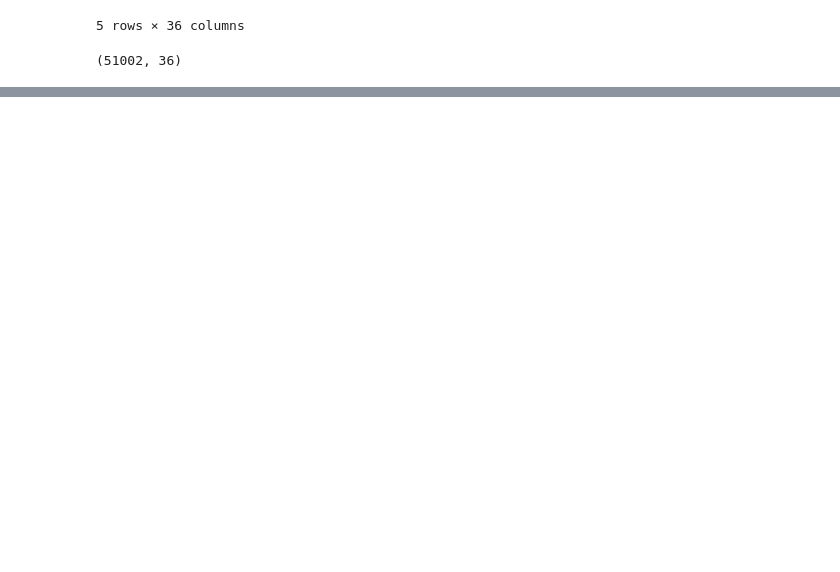
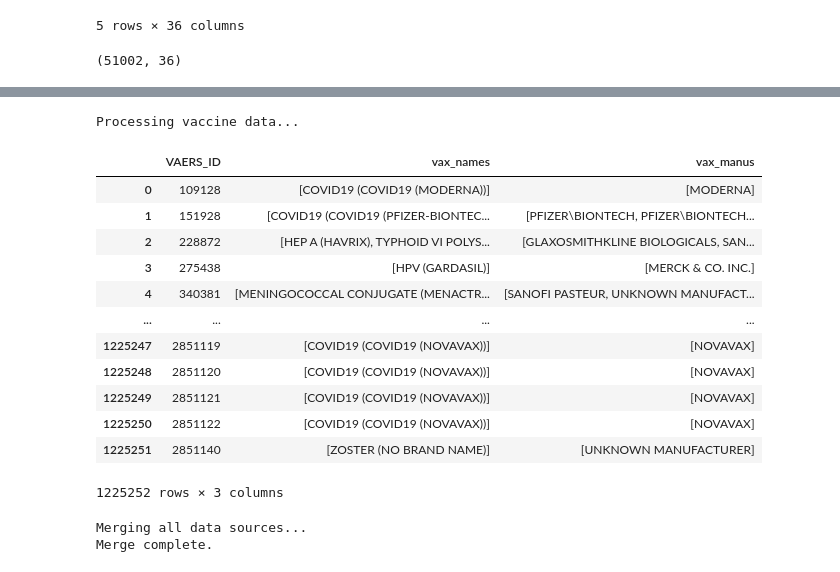
Before and after one commit to siddu28/ds-rpc-02, a Jupyter notebook: src/preprocessing/data_cleaning.ipynb, the cells around one changed output, grey strips where cells are left out. Cells and saved outputs as stored; diff of their text form; code cells hidden in the pictures; blank space fills up the shorter version.

```diff
--- a/src/preprocessing/data_cleaning.ipynb
+++ b/src/preprocessing/data_cleaning.ipynb
@@ -434,0 +61,36 @@ df_2021.to_csv(r"C:\Users\Siddu\Downloads\New folder\ds-rpc-02\data\processed\20
+# %%
+import glob
+def load_and_concat(file_pattern):
+
+    all_files = glob.glob(file_pattern)
+    if not all_files:
+        print(f"Warning: No files found for pattern {file_pattern}")
+        return pd.DataFrame()
+
+    print(f"Loading {len(all_files)} files for pattern: {file_pattern}")
+
+    df_list = []
+    for f in all_files:
+        try:
+            df = pd.read_csv(f, encoding='latin1', low_memory=False)
+            df_list.append(df)
+        except Exception as e:
+            print(f"Error loading {f}: {e}")
+
+    if not df_list:
+        print(f"Error: Could not load any files for {file_pattern}")
+        return pd.DataFrame()
+
+    return pd.concat(df_list, ignore_index=True)
+# %%
+# Load all ...DATA.csv files
+data_pattern = os.path.join(RAW_DATA_PATH, "*VAERSDATA.csv")
+all_data_df = load_and_concat(data_pattern)
+
+# Load all ...SYMPTOMS.csv files
+symptoms_pattern = os.path.join(RAW_DATA_PATH, "*VAERSSYMPTOMS.csv")
+all_symptoms_df = load_and_concat(symptoms_pattern)
+
+# Load all ...VAX.csv files
+vax_pattern = os.path.join(RAW_DATA_PATH, "*VAERSVAX.csv")
+all_vax_df = load_and_concat(vax_pattern)
@@ -434,0 +192,37 @@ df_2021.to_csv(r"C:\Users\Siddu\Downloads\New folder\ds-rpc-02\data\processed\20
+# %%
+print("Processing vaccine data...")
+agg_vax_df = all_vax_df.groupby('VAERS_ID').agg(
+    vax_names=('VAX_NAME', list),
+    vax_manus=('VAX_MANU', list)
+).reset_index()
+# %% [output]
+Processing vaccine data...
+# %%
+agg_vax_df
+# %% [output]
+|  | VAERS_ID | vax_names | vax_manus |
+| 0 | 109128 | [COVID19 (COVID19 (MODERNA))] | [MODERNA] |
+| 1 | 151928 | [COVID19 (COVID19 (PFIZER-BIONTEC... | [PFIZER\BIONTECH, PFIZER\BIONTECH... |
+| 2 | 228872 | [HEP A (HAVRIX), TYPHOID VI POLYS... | [GLAXOSMITHKLINE BIOLOGICALS, SAN... |
+| 3 | 275438 | [HPV (GARDASIL)] | [MERCK & CO. INC.] |
+| 4 | 340381 | [MENINGOCOCCAL CONJUGATE (MENACTR... | [SANOFI PASTEUR, UNKNOWN MANUFACT... |
+| ... | ... | ... | ... |
+| 1225247 | 2851119 | [COVID19 (COVID19 (NOVAVAX))] | [NOVAVAX] |
+| 1225248 | 2851120 | [COVID19 (COVID19 (NOVAVAX))] | [NOVAVAX] |
+| 1225249 | 2851121 | [COVID19 (COVID19 (NOVAVAX))] | [NOVAVAX] |
+| 1225250 | 2851122 | [COVID19 (COVID19 (NOVAVAX))] | [NOVAVAX] |
+| 1225251 | 2851140 | [ZOSTER (NO BRAND NAME)] | [UNKNOWN MANUFACTURER] |
+1225252 rows × 3 columns
+# %%
+print("Merging all data sources...")
+master_df = all_data_df
+
+# Merge symptoms (how='left' keeps all reports, even if they have no symptoms)
+master_df = pd.merge(master_df, agg_symptoms_df, on='VAERS_ID', how='left')
+
+master_df = pd.merge(master_df, agg_vax_df, on='VAERS_ID', how='left')
+
+print("Merge complete.")
+# %% [output]
+Merging all data sources...
+Merge complete.
```
Also changed, not shown: parts of 68 cells of this notebook.
